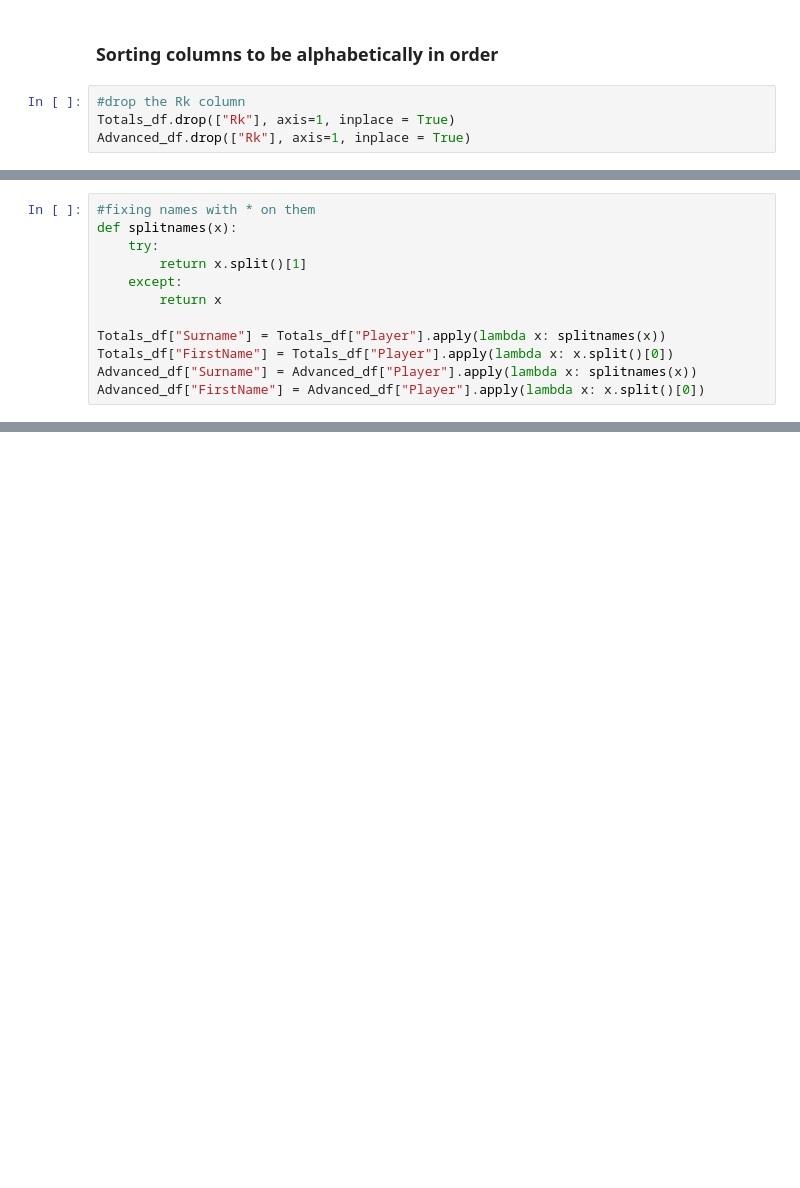
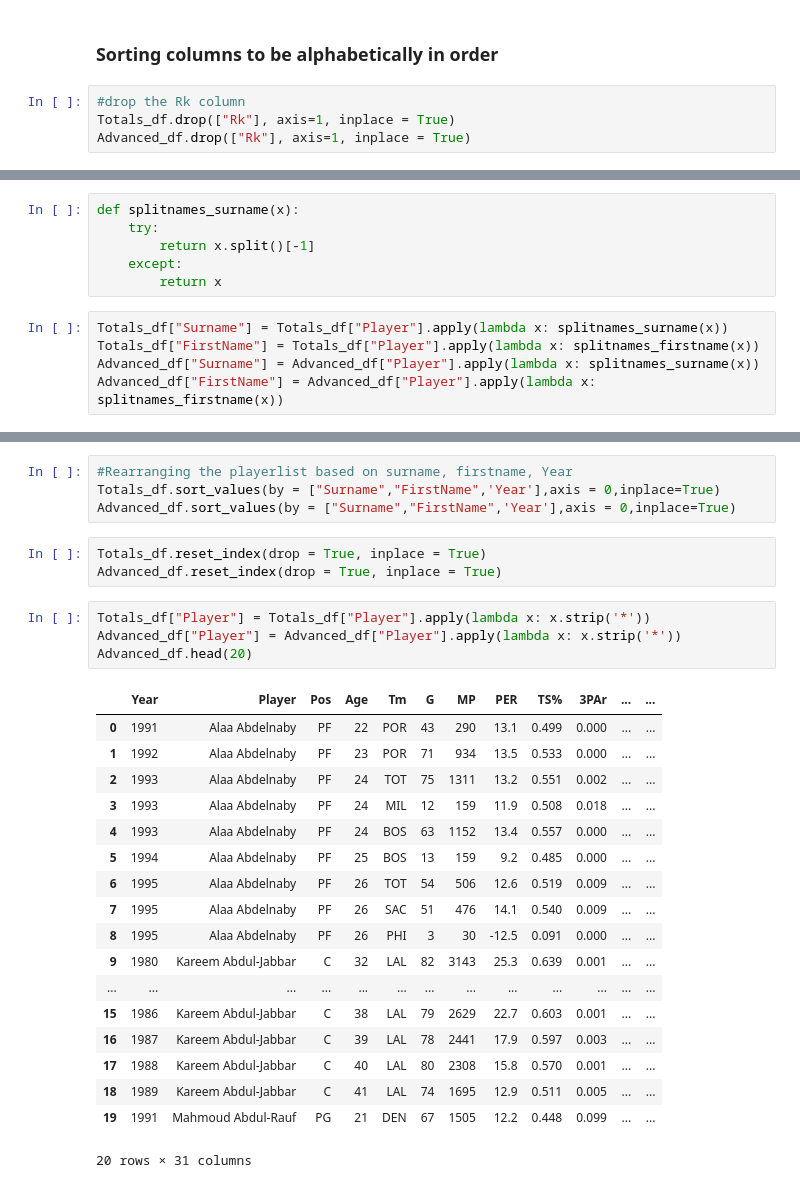
Before and after one commit to Pasindu19970808/NBAData, a Jupyter notebook: V2/NBA_DataWrangling.ipynb, the cells around one changed output, grey strips where cells are left out. Drawn from its saved outputs; the diff is of its cells as text; blank space fills up the shorter version.

```diff
--- a/V2/NBA_DataWrangling.ipynb
+++ b/V2/NBA_DataWrangling.ipynb
@@ -31,12 +43,11 @@ Advanced_df.drop(["Rk"], axis=1, inplace = True)
+# %%
+def splitnames_surname(x):
+    try:
+        return x.split()[-1]
+    except:
+        return x
 # %%
-#fixing names with * on them
-def splitnames(x):
-    try:
-        return x.split()[1]
-    except:
-        return x
-
-Totals_df["Surname"] = Totals_df["Player"].apply(lambda x: splitnames(x))
-Totals_df["FirstName"] = Totals_df["Player"].apply(lambda x: x.split()[0])
-Advanced_df["Surname"] = Advanced_df["Player"].apply(lambda x: splitnames(x))
-Advanced_df["FirstName"] = Advanced_df["Player"].apply(lambda x: x.split()[0])
+Totals_df["Surname"] = Totals_df["Player"].apply(lambda x: splitnames_surname(x))
+Totals_df["FirstName"] = Totals_df["Player"].apply(lambda x: splitnames_firstname(x))
+Advanced_df["Surname"] = Advanced_df["Player"].apply(lambda x: splitnames_surname(x))
+Advanced_df["FirstName"] = Advanced_df["Player"].apply(lambda x: splitnames_firstname(x))
@@ -58,0 +70,30 @@ Totals_df.loc[Totals_df["Player"] == "World B. Free"]
+# %%
+#Rearranging the playerlist based on surname, firstname, Year
+Totals_df.sort_values(by = ["Surname","FirstName",'Year'],axis = 0,inplace=True)
+Advanced_df.sort_values(by = ["Surname","FirstName",'Year'],axis = 0,inplace=True)
+# %%
+Totals_df.reset_index(drop = True, inplace = True)
+Advanced_df.reset_index(drop = True, inplace = True)
+# %%
+Totals_df["Player"] = Totals_df["Player"].apply(lambda x: x.strip('*'))
+Advanced_df["Player"] = Advanced_df["Player"].apply(lambda x: x.strip('*'))
+Advanced_df.head(20)
+# %% [output]
+|  | Year | Player | Pos | Age | Tm | G | MP | PER | TS% | 3PAr | ... | ... |
+| 0 | 1991 | Alaa Abdelnaby | PF | 22 | POR | 43 | 290 | 13.1 | 0.499 | 0.000 | ... | ... |
+| 1 | 1992 | Alaa Abdelnaby | PF | 23 | POR | 71 | 934 | 13.5 | 0.533 | 0.000 | ... | ... |
+| 2 | 1993 | Alaa Abdelnaby | PF | 24 | TOT | 75 | 1311 | 13.2 | 0.551 | 0.002 | ... | ... |
+| 3 | 1993 | Alaa Abdelnaby | PF | 24 | MIL | 12 | 159 | 11.9 | 0.508 | 0.018 | ... | ... |
+| 4 | 1993 | Alaa Abdelnaby | PF | 24 | BOS | 63 | 1152 | 13.4 | 0.557 | 0.000 | ... | ... |
+| 5 | 1994 | Alaa Abdelnaby | PF | 25 | BOS | 13 | 159 | 9.2 | 0.485 | 0.000 | ... | ... |
+| 6 | 1995 | Alaa Abdelnaby | PF | 26 | TOT | 54 | 506 | 12.6 | 0.519 | 0.009 | ... | ... |
+| 7 | 1995 | Alaa Abdelnaby | PF | 26 | SAC | 51 | 476 | 14.1 | 0.540 | 0.009 | ... | ... |
+| 8 | 1995 | Alaa Abdelnaby | PF | 26 | PHI | 3 | 30 | -12.5 | 0.091 | 0.000 | ... | ... |
+| 9 | 1980 | Kareem Abdul-Jabbar | C | 32 | LAL | 82 | 3143 | 25.3 | 0.639 | 0.001 | ... | ... |
+| ... | ... | ... | ... | ... | ... | ... | ... | ... | ... | ... | ... | ... |
+| 15 | 1986 | Kareem Abdul-Jabbar | C | 38 | LAL | 79 | 2629 | 22.7 | 0.603 | 0.001 | ... | ... |
+| 16 | 1987 | Kareem Abdul-Jabbar | C | 39 | LAL | 78 | 2441 | 17.9 | 0.597 | 0.003 | ... | ... |
+| 17 | 1988 | Kareem Abdul-Jabbar | C | 40 | LAL | 80 | 2308 | 15.8 | 0.570 | 0.001 | ... | ... |
+| 18 | 1989 | Kareem Abdul-Jabbar | C | 41 | LAL | 74 | 1695 | 12.9 | 0.511 | 0.005 | ... | ... |
+| 19 | 1991 | Mahmoud Abdul-Rauf | PG | 21 | DEN | 67 | 1505 | 12.2 | 0.448 | 0.099 | ... | ... |
+20 rows × 31 columns
```
Also changed, not shown: parts of 17 cells of this notebook, 2 other files.
